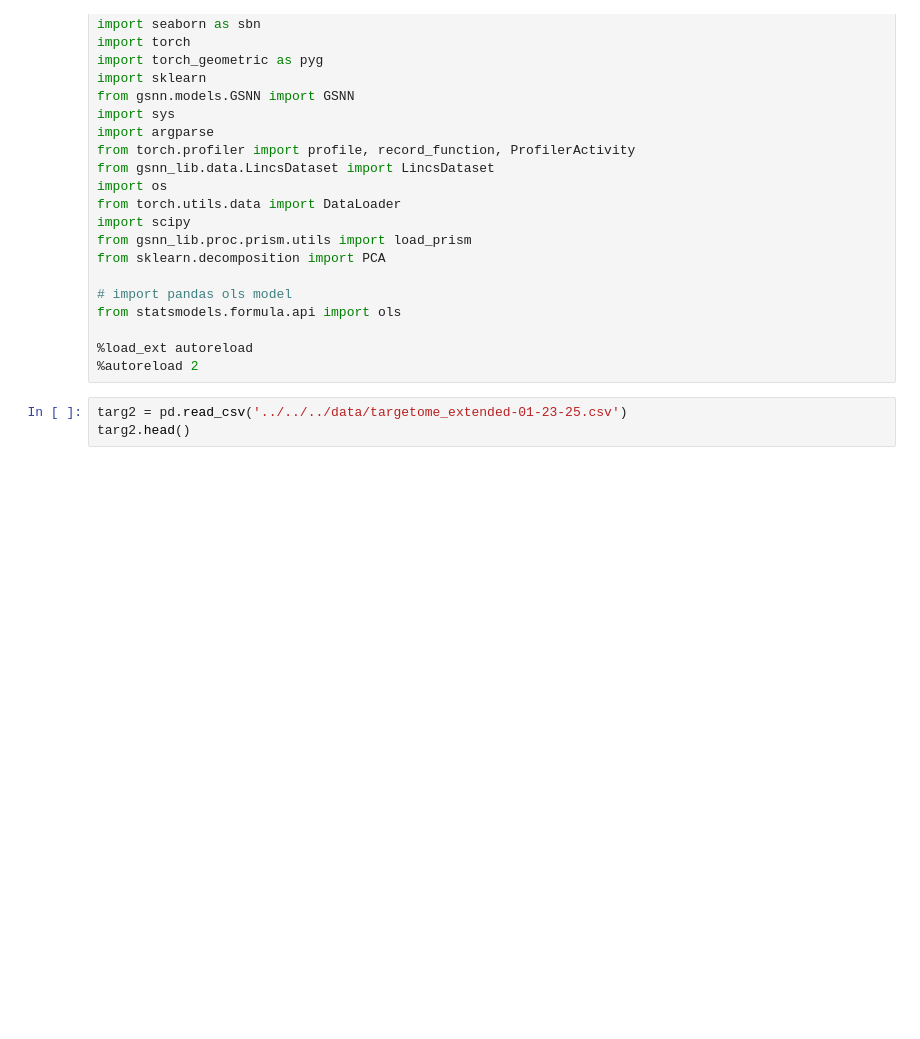
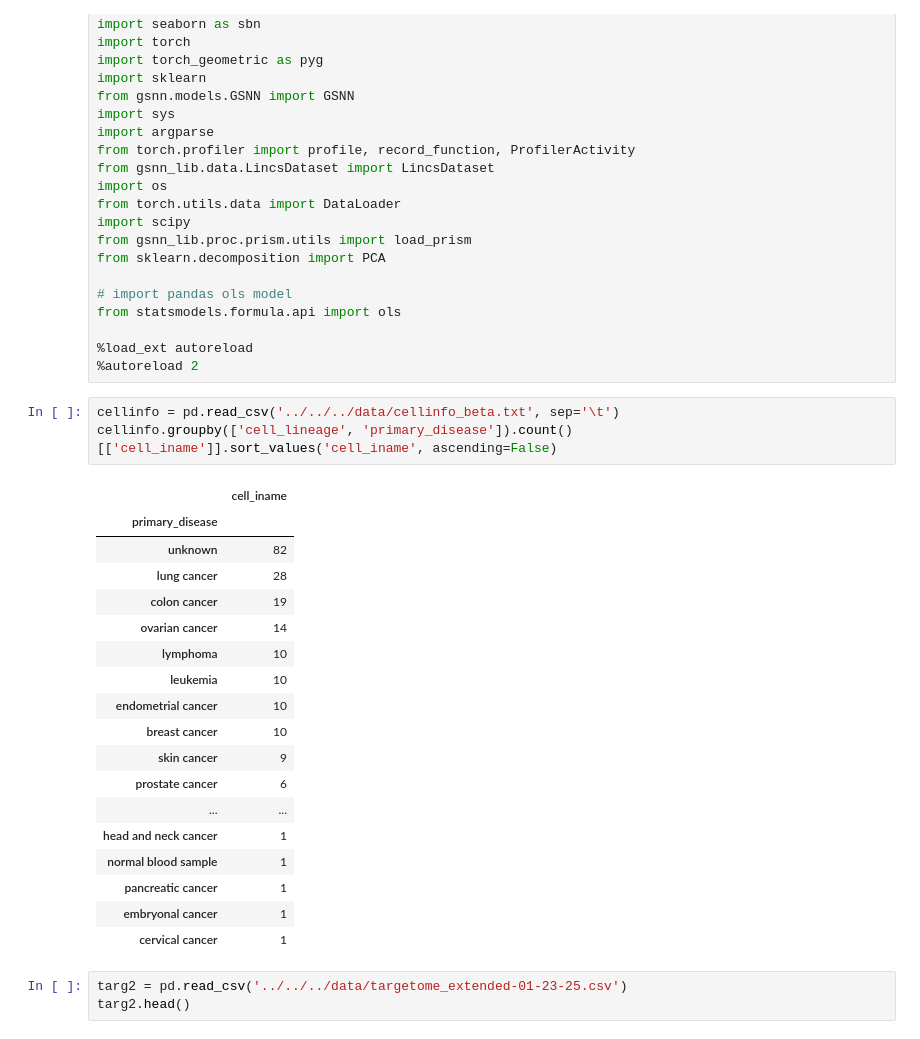
Before and after one commit to nathanieljevans/gsnn-lib, a Jupyter notebook: notebooks/_dev/_dev.ipynb, the cells around one changed output. Drawn from its saved outputs; the diff is of its cells as text; blank space fills up the shorter version.

```diff
--- a/notebooks/_dev/_dev.ipynb
+++ b/notebooks/_dev/_dev.ipynb
@@ -23,6 +23,28 @@ from statsmodels.formula.api import ols
 
 %load_ext autoreload
 %autoreload 2
+# %%
+cellinfo = pd.read_csv('../../../data/cellinfo_beta.txt', sep='\t')
+cellinfo.groupby(['cell_lineage', 'primary_disease']).count()[['cell_iname']].sort_values('cell_iname', ascending=False)
+# %% [output]
+|  | cell_iname |
+| primary_disease |  |
+| unknown | 82 |
+| lung cancer | 28 |
+| colon cancer | 19 |
+| ovarian cancer | 14 |
+| lymphoma | 10 |
+| leukemia | 10 |
+| endometrial cancer | 10 |
+| breast cancer | 10 |
+| skin cancer | 9 |
+| prostate cancer | 6 |
+| ... | ... |
+| head and neck cancer | 1 |
+| normal blood sample | 1 |
+| pancreatic cancer | 1 |
+| embryonal cancer | 1 |
+| cervical cancer | 1 |
 # %%
 targ2 = pd.read_csv('../../../data/targetome_extended-01-23-25.csv')
 targ2.head()
```
Also changed, not shown: 13 other files.
